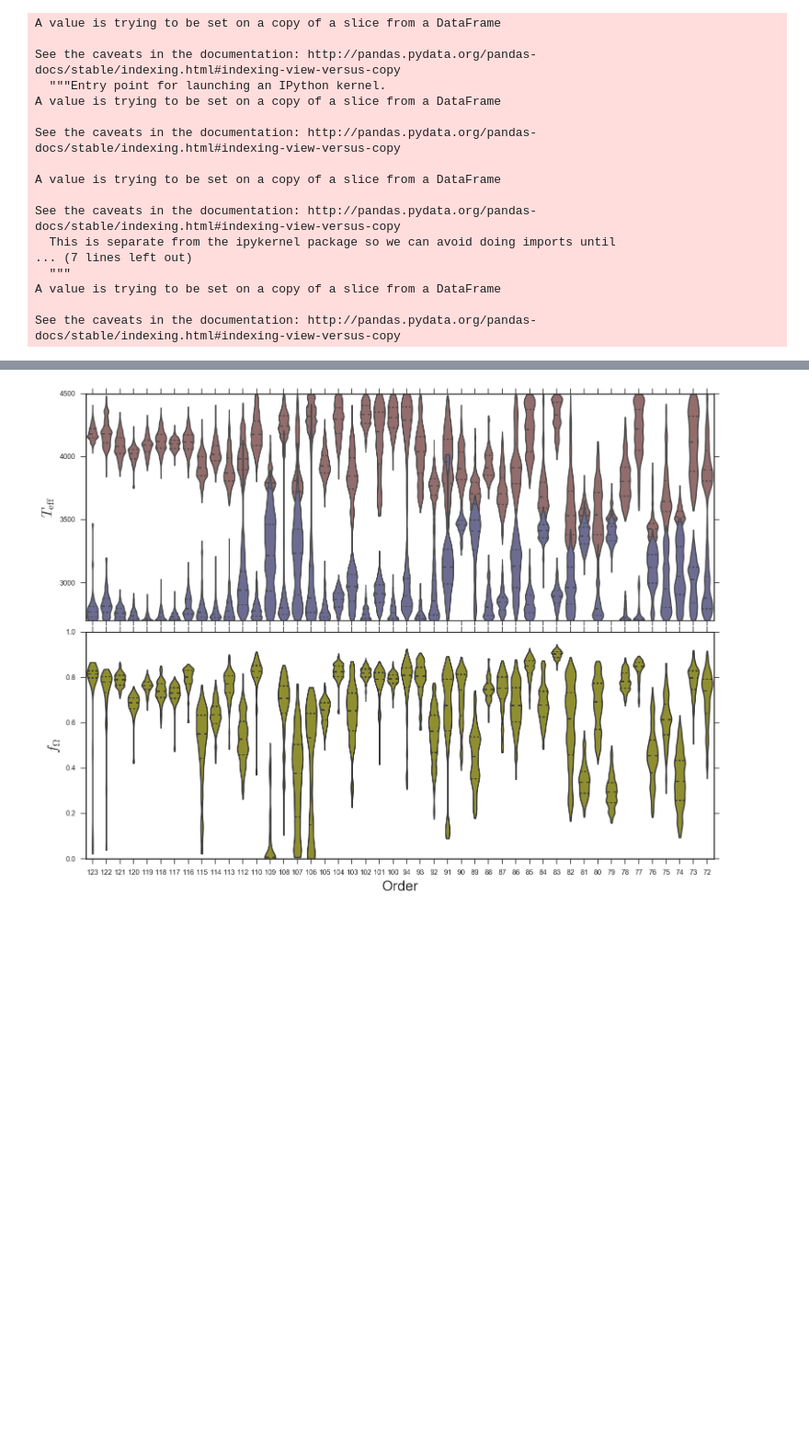
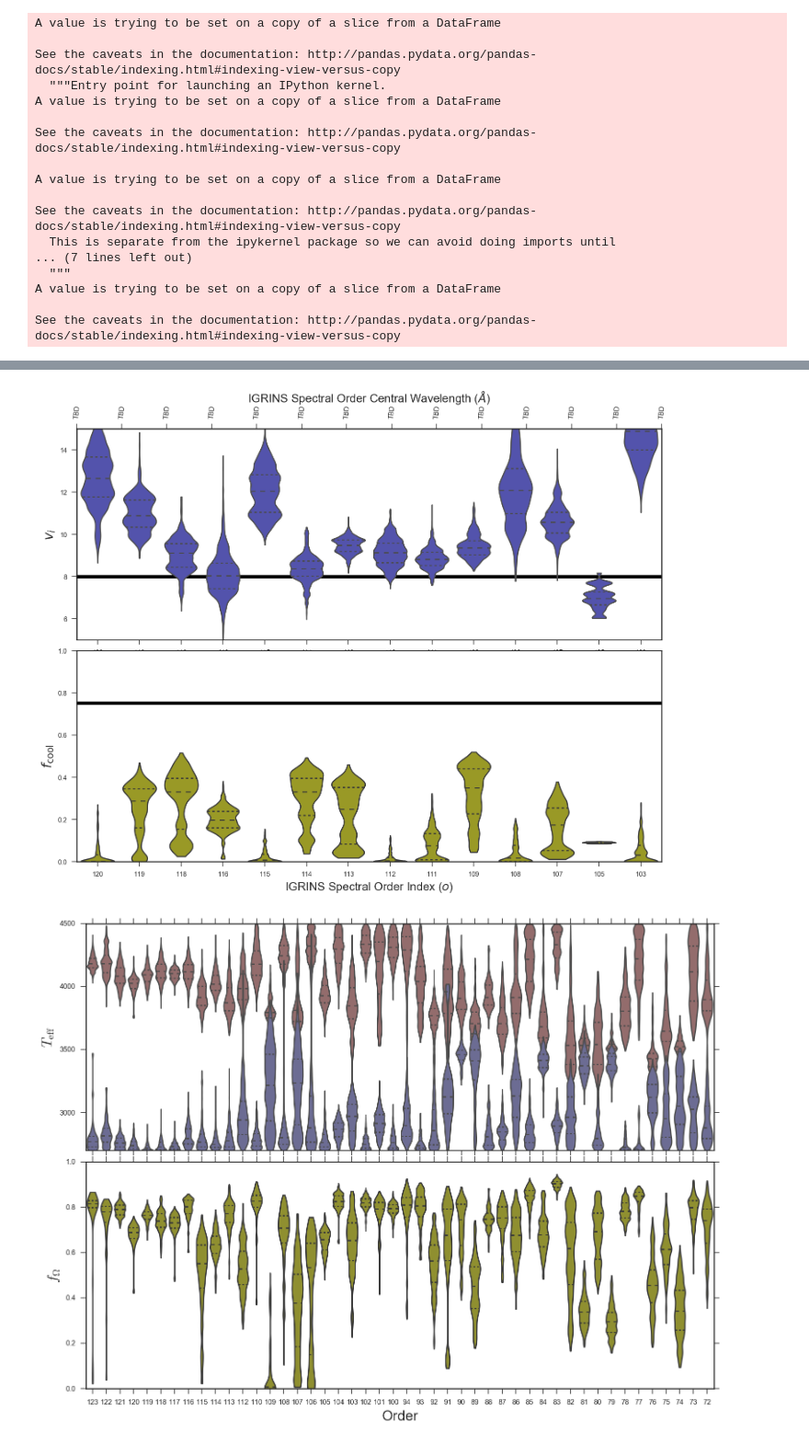
Before and after one commit to BrownDwarf/subsub, a Jupyter notebook: notebooks/subsub_violin_plot_demo.ipynb, the cells around one changed output, grey strips where cells are left out. Shown at 92% size. Saved outputs shown, nothing was run; the diff lists cells and outputs as text; code cells hidden in the pictures; blank space fills up the shorter version.

```diff
--- a/notebooks/subsub_violin_plot_demo.ipynb
+++ b/notebooks/subsub_violin_plot_demo.ipynb
@@ -232,3 +265,63 @@ plt.savefig('../document/figures/violin_Teff_fill_order.pdf', bbox_inches='tight
+# %%
+fig = plt.figure(figsize=(12, 8))
+fig.subplots_adjust(hspace=0.05, bottom=0.03, top=0.94, left=0.12, right=0.94)
+
+ax1 = fig.add_subplot(211)
+
+## Bogus orders
+g = sns.violinplot(x="m_val", y="vi", data=b_vdf, cut=0, scale='width', inner=None,
+                   color='b', saturation=0.09, ax=ax1, order=total_vdf.m_val.unique(), alpha=0.1)
+for this_col in g.axes.collections:
+    this_col.set_alpha(0.2)
+
+
+
+## Best guess
+
+vi = 8.0
+ax1.axhline(vi, linewidth=4, color='k', axes=ax1, zorder=0)
+
+
+## Good orders
+
+sns.violinplot(x="m_val", y="vi", data=g_vdf, cut=0, scale='width', inner='quartile',
+                   color='b', saturation=0.35, ax=ax1, order=total_vdf.m_val.unique())
+
+
+#sns.axlabel(' ', ' ')
+ax1.set_ylabel('$v_i$', fontdict={"fontsize":16})
+ax1.set_ylim(5, 15)
+#ax1.xaxis.set_major_formatter(plt.NullFormatter())
+
+ax1b = ax1.twiny()
+
+new_tick_locations = vec1
+
+ax1b.set_xticks(ax1.get_xticks())
+ax1b.set_xticklabels(new_tick_locations, rotation=85)
+ax1b.set_xlabel(r"IGRINS Spectral Order Central Wavelength ($\AA$)", fontsize=14)
+
+## Fill factor
+
+ax2 = fig.add_subplot(212)
+
+g3 = sns.violinplot(x="m_val", y="ff", data=b_vdf, cut=0, scale='width', inner=None,
+                   color='y', saturation=0.09, ax=ax2, order=total_vdf.m_val.unique(), alpha=0.1)
+for this_col in g3.axes.collections:
+    this_col.set_alpha(0.2)
+
+ff_guess = 0.75
+ax2.axhline(ff_guess, linewidth=4, color='k', axes=ax2, zorder=0)
+
+sns.violinplot(x="m_val", y="ff", data=g_vdf, cut=0, scale='width', inner='quartile',
+                   color='y', saturation=0.6, ax=ax2, order=total_vdf.m_val.unique())
+ax2.set_xlabel('IGRINS Spectral Order Index ($o$)', fontdict={"fontsize":14})
+ax2.set_ylabel('$f_\mathrm{cool}$', fontdict={"fontsize":16})
+ax2.set_ylim(0, 1)
+
+plt.savefig('../results/figs/violinplot_test3.png', bbox_inches='tight', dpi=300)
+# %% [output]
+[figure, added]
 # %%
 fig = plt.figure(figsize=(12, 8))
 fig.subplots_adjust(hspace=0.05, bottom=0.03, top=0.94, left=0.12, right=0.94)
```
Also changed, not shown: parts of 13 cells of this notebook.
